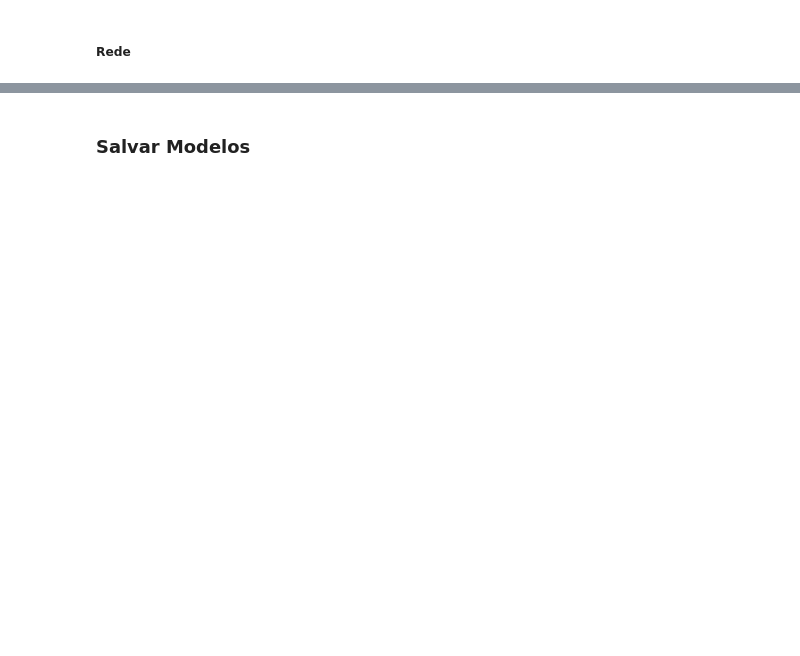
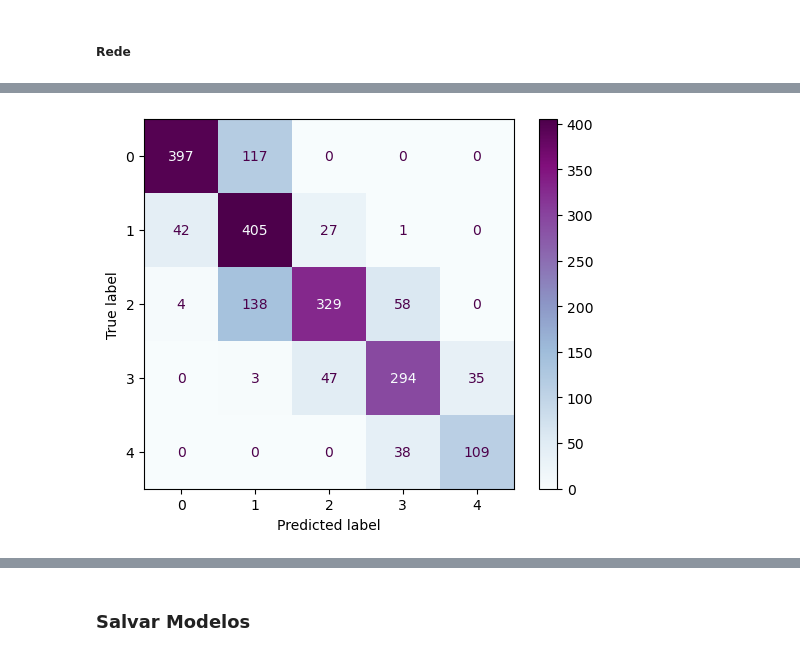
Before and after one commit to emmanuelavillar/Mestrado---DAA, a Jupyter notebook: ml.ipynb, the cells around one changed output, grey strips where cells are left out. Drawn from its saved outputs; the diff is of its cells as text; code cells hidden in the pictures; blank space fills up the shorter version.

```diff
--- a/ml.ipynb
+++ b/ml.ipynb
@@ -517,10 +665,10 @@ trained_nn, history_nn = train_and_plot_nn_with_early_stop(
 # %%
-# predictions_brf = pipe_brf.predict(X_test)
-# predictions_p_brf =  pipe_brf.predict_proba(X_test)[:, 1]
+# predictions_rf = pipe_rf.predict(X_test)
+# predictions_p_rf =  pipe_rf.predict_proba(X_test)[:, 1]
 
-# predictions_cb = pipe_cb.predict(X_test)
-# predictions_p_cb =  pipe_cb.predict_proba(X_test)[:, 1]
+predictions_cb = pipe_cb.predict(X_test)
+predictions_p_cb =  pipe_cb.predict_proba(X_test)[:, 1]
 
-predictions_nn_p = trained_nn.predict(X_test_processed)
-predictions_nn= predictions_nn_p.argmax(axis=1)
+# predictions_nn_p = trained_nn.predict(X_test_processed)
+# predictions_nn= predictions_nn_p.argmax(axis=1)
 # %%
@@ -530,7 +691,9 @@ print(rf_report)
 # %%
 classes = np.unique(y_train)
-cm = confusion_matrix(y_test, predictions_nn, labels=classes)
+cm = confusion_matrix(y_test, predictions_cb, labels=classes)
 disp = ConfusionMatrixDisplay(confusion_matrix=cm, display_labels = classes)
 disp = disp.plot(cmap = plt.cm.BuPu)
 plt.grid(False)
+# %% [output]
+[figure, added]
 # %%
```
Also changed, not shown: parts of 17 cells of this notebook, 37 other files.
